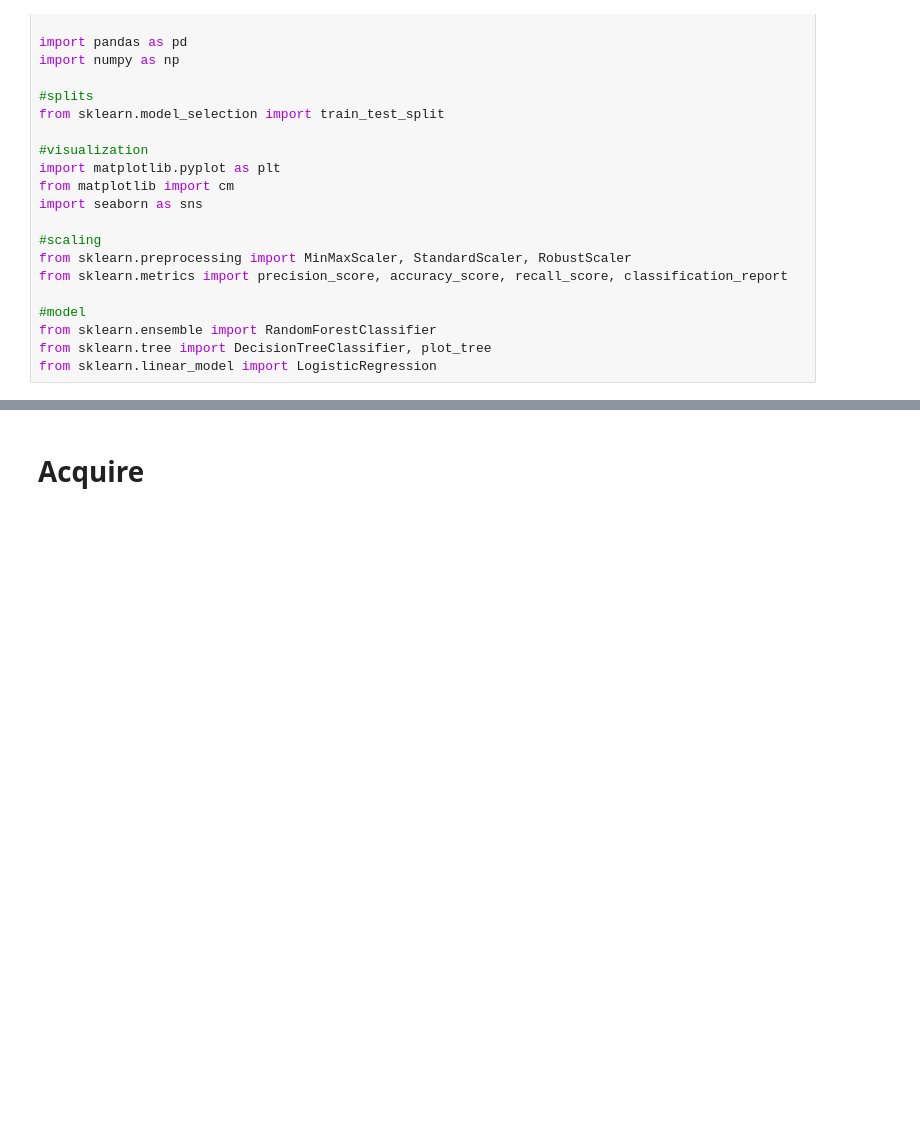
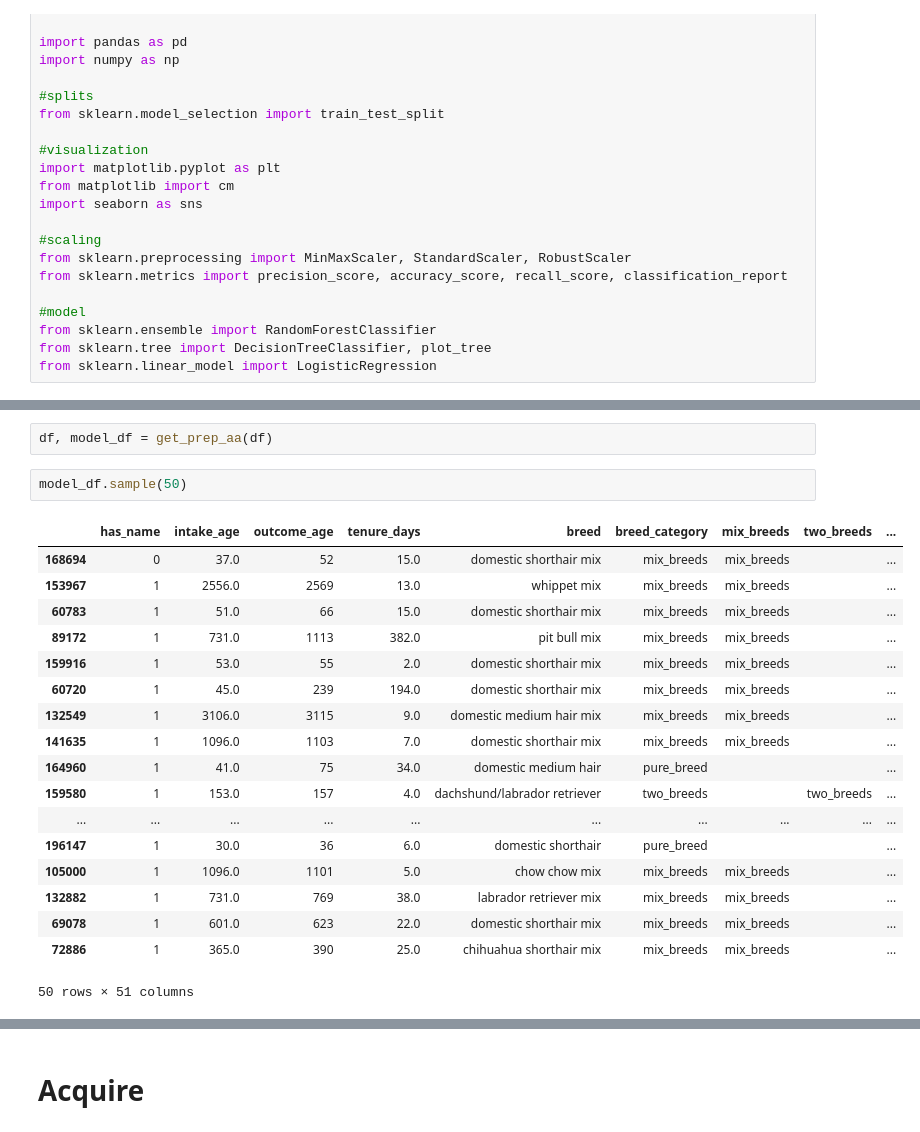
Before and after one commit to pound-puppies/animal-advocacy, a Jupyter notebook: bo_explore.ipynb, the cells around one changed output, grey strips where cells are left out. Cells and saved outputs as stored; diff of their text form; blank space fills up the shorter version.

```diff
--- a/bo_explore.ipynb
+++ b/bo_explore.ipynb
@@ -25,0 +212,23 @@ from sklearn.linear_model import LogisticRegression
+# %%
+df, model_df = get_prep_aa(df)
+# %%
+model_df.sample(50)
+# %% [output]
+|  | has_name | intake_age | outcome_age | tenure_days | breed | breed_category | mix_breeds | two_breeds | ... |
+| 168694 | 0 | 37.0 | 52 | 15.0 | domestic shorthair mix | mix_breeds | mix_breeds |  | ... |
+| 153967 | 1 | 2556.0 | 2569 | 13.0 | whippet mix | mix_breeds | mix_breeds |  | ... |
+| 60783 | 1 | 51.0 | 66 | 15.0 | domestic shorthair mix | mix_breeds | mix_breeds |  | ... |
+| 89172 | 1 | 731.0 | 1113 | 382.0 | pit bull mix | mix_breeds | mix_breeds |  | ... |
+| 159916 | 1 | 53.0 | 55 | 2.0 | domestic shorthair mix | mix_breeds | mix_breeds |  | ... |
+| 60720 | 1 | 45.0 | 239 | 194.0 | domestic shorthair mix | mix_breeds | mix_breeds |  | ... |
+| 132549 | 1 | 3106.0 | 3115 | 9.0 | domestic medium hair mix | mix_breeds | mix_breeds |  | ... |
+| 141635 | 1 | 1096.0 | 1103 | 7.0 | domestic shorthair mix | mix_breeds | mix_breeds |  | ... |
+| 164960 | 1 | 41.0 | 75 | 34.0 | domestic medium hair | pure_breed |  |  | ... |
+| 159580 | 1 | 153.0 | 157 | 4.0 | dachshund/labrador retriever | two_breeds |  | two_breeds | ... |
+| ... | ... | ... | ... | ... | ... | ... | ... | ... | ... |
+| 196147 | 1 | 30.0 | 36 | 6.0 | domestic shorthair | pure_breed |  |  | ... |
+| 105000 | 1 | 1096.0 | 1101 | 5.0 | chow chow mix | mix_breeds | mix_breeds |  | ... |
+| 132882 | 1 | 731.0 | 769 | 38.0 | labrador retriever mix | mix_breeds | mix_breeds |  | ... |
+| 69078 | 1 | 601.0 | 623 | 22.0 | domestic shorthair mix | mix_breeds | mix_breeds |  | ... |
+| 72886 | 1 | 365.0 | 390 | 25.0 | chihuahua shorthair mix | mix_breeds | mix_breeds |  | ... |
+50 rows × 51 columns
```
Also changed, not shown: parts of 38 cells of this notebook.
